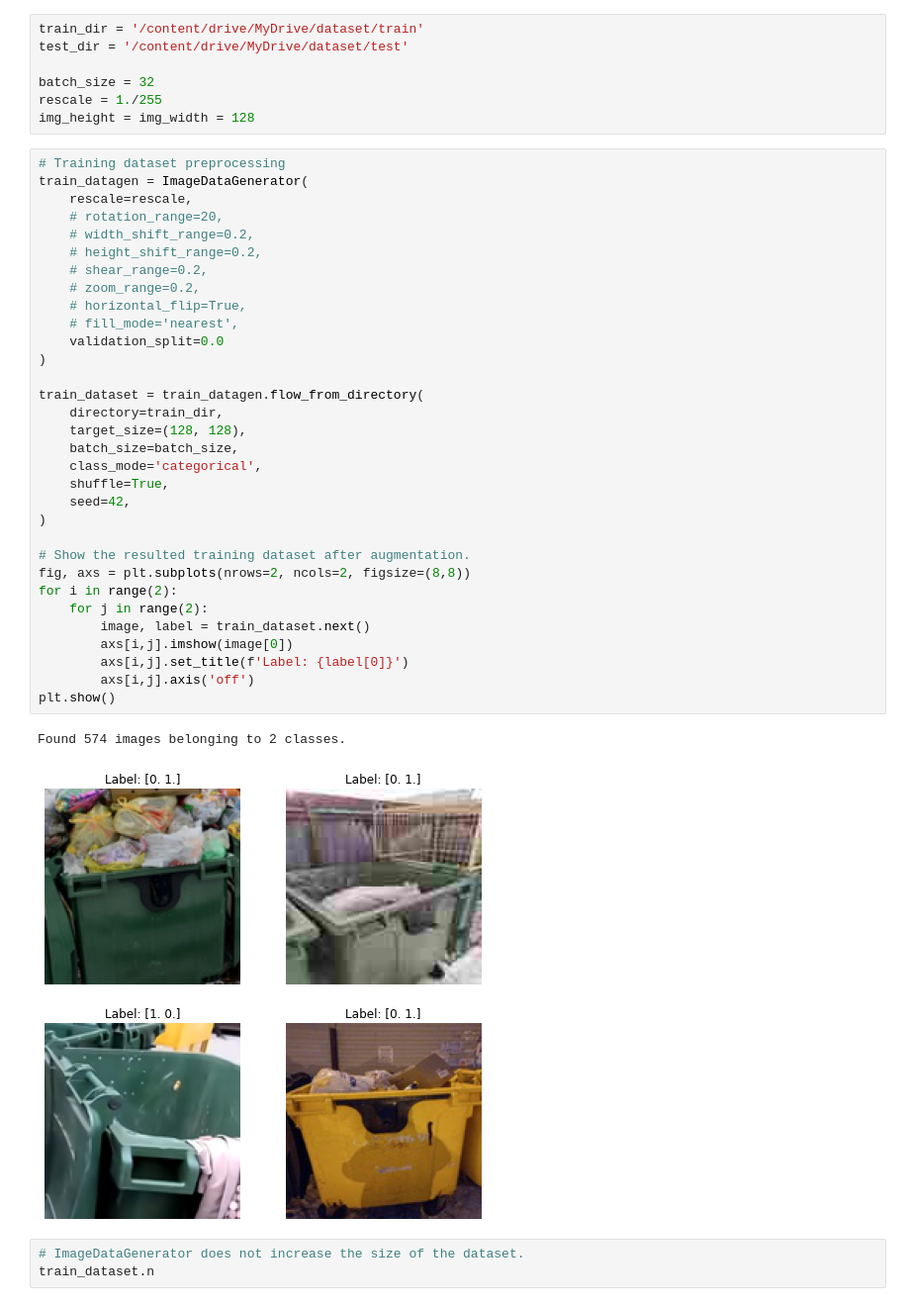
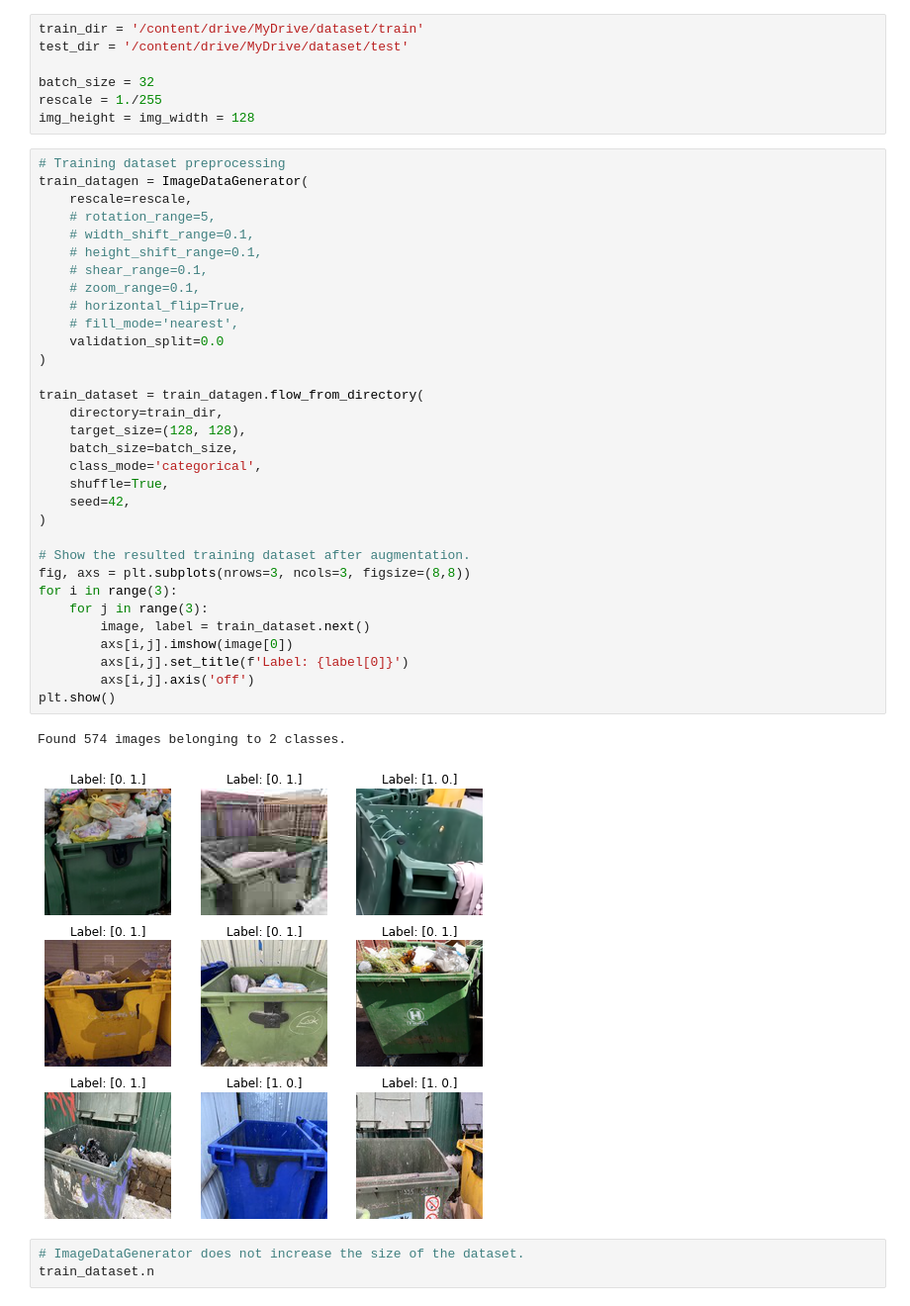
Before and after one commit to iishutov/CV-Project, a Jupyter notebook: ml_project.ipynb, the cells around one changed output. Shown at 99% size. Saved outputs shown, nothing was run; the diff lists cells and outputs as text.

```diff
--- a/ml_project.ipynb
+++ b/ml_project.ipynb
@@ -18,38 +18,38 @@ img_height = img_width = 128
 # %%
 # Training dataset preprocessing
 train_datagen = ImageDataGenerator(
     rescale=rescale,
-    # rotation_range=20,
-    # width_shift_range=0.2,
-    # height_shift_range=0.2,
-    # shear_range=0.2,
-    # zoom_range=0.2,
+    # rotation_range=5,
+    # width_shift_range=0.1,
+    # height_shift_range=0.1,
+    # shear_range=0.1,
+    # zoom_range=0.1,
     # horizontal_flip=True,
     # fill_mode='nearest',
     validation_split=0.0
 )
 
 train_dataset = train_datagen.flow_from_directory(
     directory=train_dir,
     target_size=(128, 128),
     batch_size=batch_size,
     class_mode='categorical',
     shuffle=True,
     seed=42,
 )
 
 # Show the resulted training dataset after augmentation.
-fig, axs = plt.subplots(nrows=2, ncols=2, figsize=(8,8))
-for i in range(2):
-    for j in range(2):
+fig, axs = plt.subplots(nrows=3, ncols=3, figsize=(8,8))
+for i in range(3):
+    for j in range(3):
         image, label = train_dataset.next()
         axs[i,j].imshow(image[0])
         axs[i,j].set_title(f'Label: {label[0]}')
         axs[i,j].axis('off')
 plt.show()
 # %% [output]
 Found 574 images belonging to 2 classes.
-[figure, old version]
+[figure, new version]
 # %%
 # ImageDataGenerator does not increase the size of the dataset.
 train_dataset.n
```
Also changed, not shown: parts of 4 cells of this notebook.
